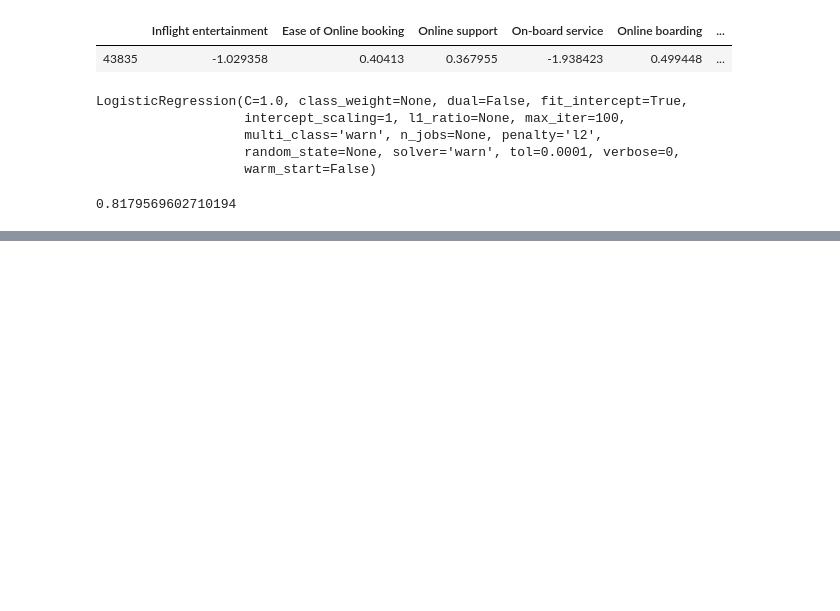
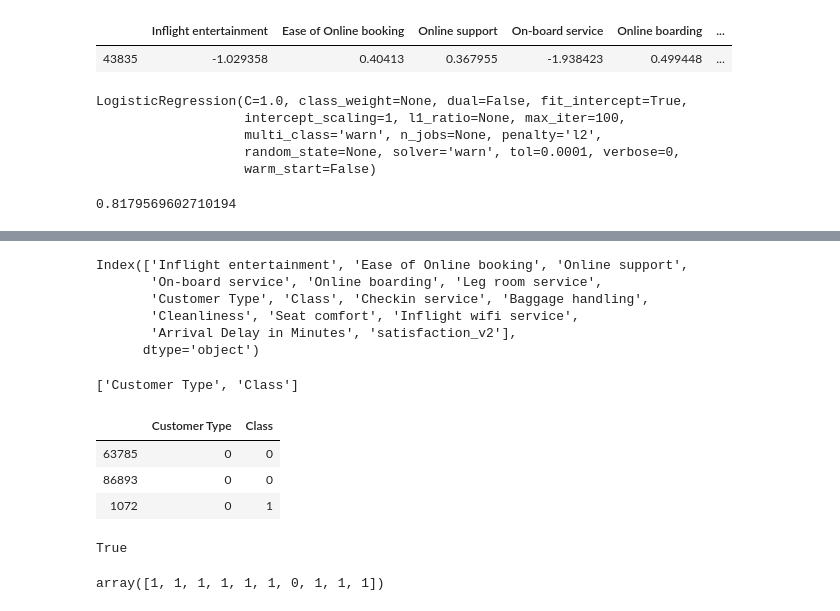
Before and after one commit to emnaidoudi/Customer-satisfaction, a Jupyter notebook: NOTEBOOK.ipynb, the cells around one changed output, grey strips where cells are left out. Saved outputs shown, nothing was run; the diff lists cells and outputs as text; code cells hidden in the pictures; blank space fills up the shorter version.

```diff
--- a/NOTEBOOK.ipynb
+++ b/NOTEBOOK.ipynb
@@ -277,0 +307,29 @@ logisticRegr.score(X,y)
+# %%
+strat_test_set.columns
+# %% [output]
+Index(['Inflight entertainment', 'Ease of Online booking', 'Online support',
+       'On-board service', 'Online boarding', 'Leg room service',
+       'Customer Type', 'Class', 'Checkin service', 'Baggage handling',
+       'Cleanliness', 'Seat comfort', 'Inflight wifi service',
+       'Arrival Delay in Minutes', 'satisfaction_v2'],
+      dtype='object')
+# %%
+most_correlated_feautres.append("satisfaction_v2")
+strat_test_set = strat_test_set[most_correlated_feautres]
+# %%
+categorical_features = strat_test_set.describe(include="O").columns.tolist()
+print(categorical_features)
+
+# apply le on categorical features
+strat_test_set[categorical_features] = strat_test_set[categorical_features].apply(lambda col: le.fit_transform(col))
+strat_test_set[categorical_features].head(3)
+# %% [output]
+['Customer Type', 'Class']
+|  | Customer Type | Class |
+| 63785 | 0 | 0 |
+| 86893 | 0 | 0 |
+| 1072 | 0 | 1 |
+# %%
+strat_test_set["Arrival Delay in Minutes"].isnull().any()
+# %% [output]
+True
@@ -277,0 +350,4 @@ logisticRegr.score(X,y)
+# %%
+predicted
+# %% [output]
+array([1, 1, 1, 1, 1, 1, 0, 1, 1, 1])
```
Also changed, not shown: parts of 10 cells of this notebook.
